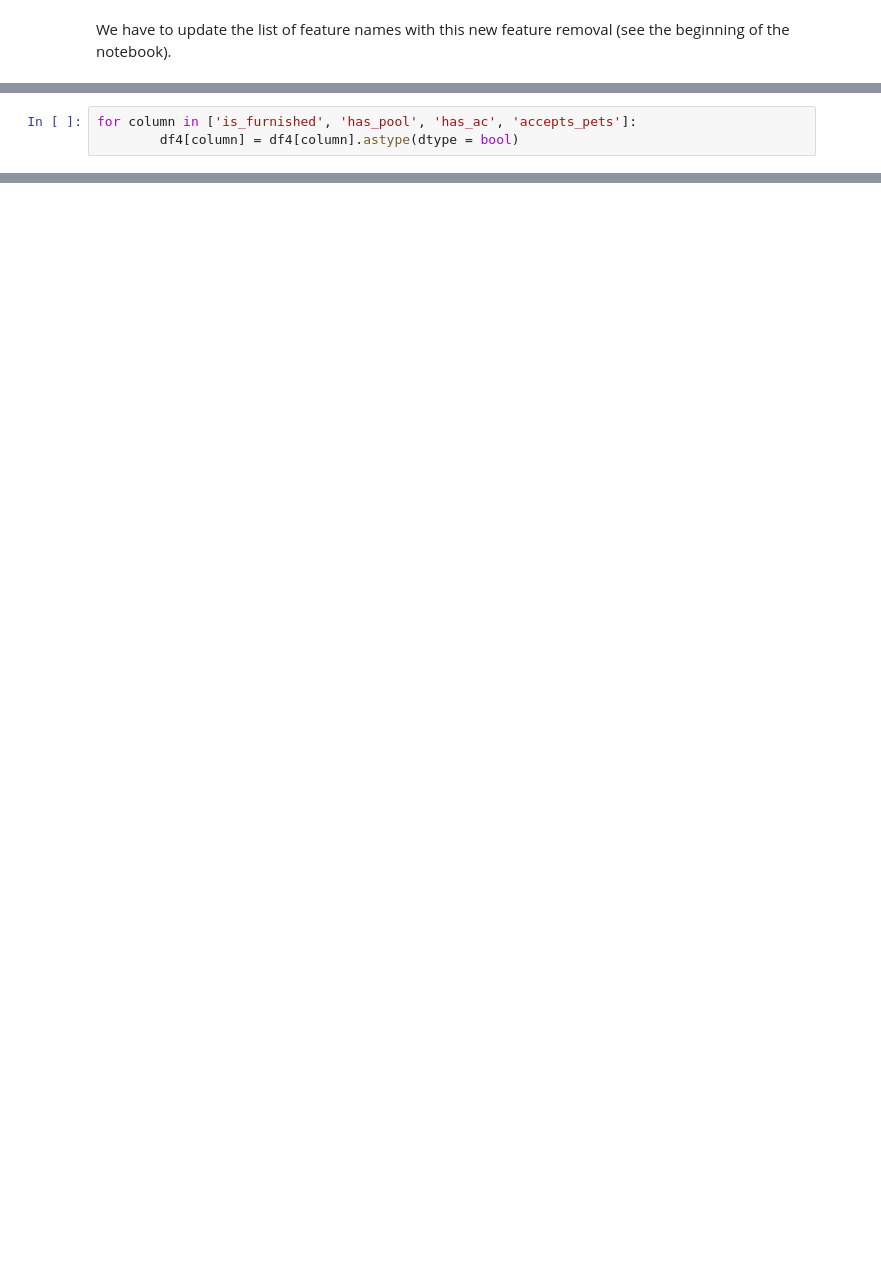
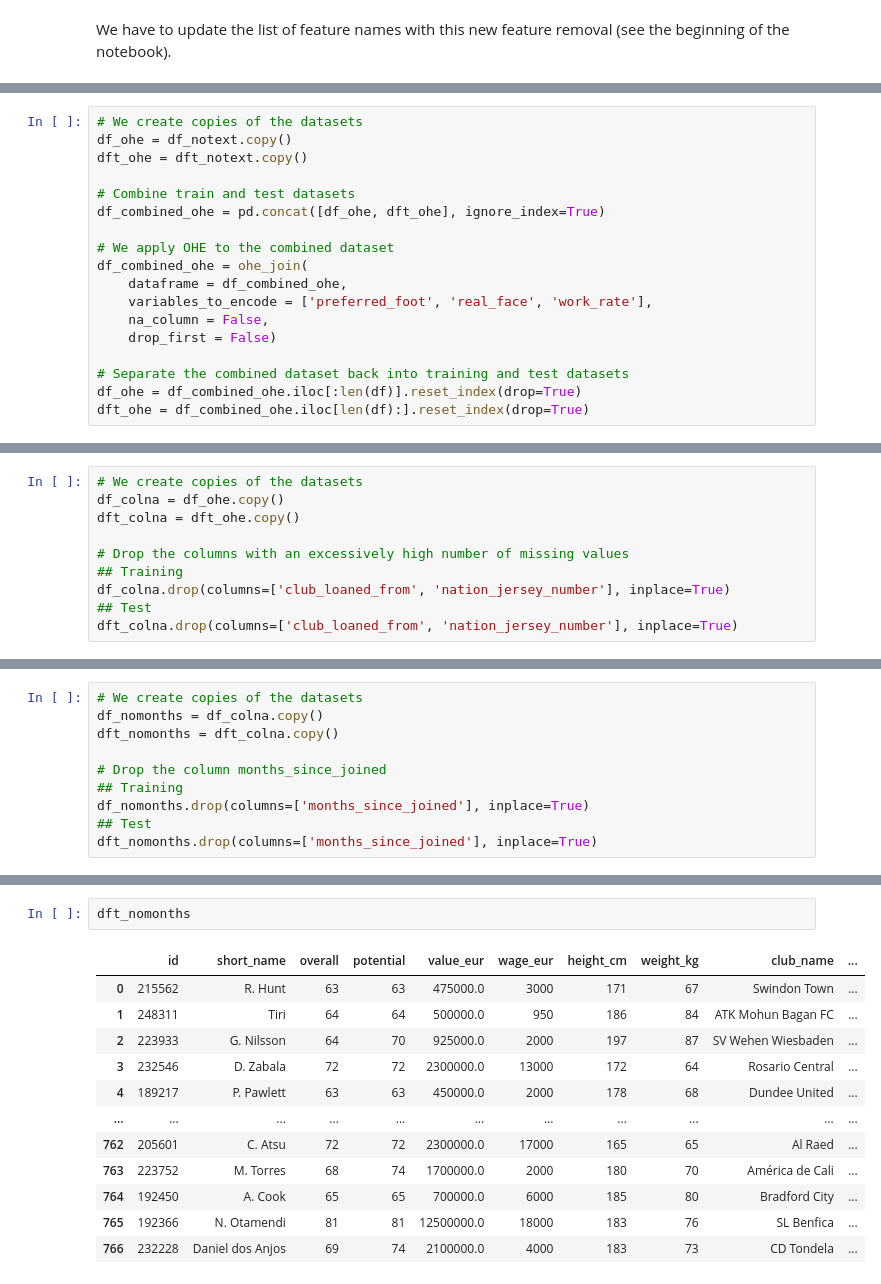
Before and after one commit to simonvellin/football_position_prediction, a Jupyter notebook: pablo/2_preprocessing.ipynb, the cells around one changed output, grey strips where cells are left out. Drawn from its saved outputs; the diff is of its cells as text; blank space fills up the shorter version.

```diff
--- a/pablo/2_preprocessing.ipynb
+++ b/pablo/2_preprocessing.ipynb
@@ -615,3 +394,0 @@ We set the dummy columns to booleans:
-# %%
-for column in ['is_furnished', 'has_pool', 'has_ac', 'accepts_pets']:
-        df4[column] = df4[column].astype(dtype = bool)
@@ -813,0 +422,18 @@ If done, done inside the pipeline of training (after splitting). See training no
+# %%
+# We create copies of the datasets
+df_ohe = df_notext.copy()
+dft_ohe = dft_notext.copy()
+
+# Combine train and test datasets
+df_combined_ohe = pd.concat([df_ohe, dft_ohe], ignore_index=True)
+
+# We apply OHE to the combined dataset
+df_combined_ohe = ohe_join(
+    dataframe = df_combined_ohe,
+    variables_to_encode = ['preferred_foot', 'real_face', 'work_rate'],
+    na_column = False,
+    drop_first = False)
+
+# Separate the combined dataset back into training and test datasets
+df_ohe = df_combined_ohe.iloc[:len(df)].reset_index(drop=True)
+dft_ohe = df_combined_ohe.iloc[len(df):].reset_index(drop=True)
@@ -813,0 +512,10 @@ If done, done inside the pipeline of training (after splitting). See training no
+# %%
+# We create copies of the datasets
+df_colna = df_ohe.copy()
+dft_colna = dft_ohe.copy()
+
+# Drop the columns with an excessively high number of missing values
+## Training
+df_colna.drop(columns=['club_loaned_from', 'nation_jersey_number'], inplace=True)
+## Test
+dft_colna.drop(columns=['club_loaned_from', 'nation_jersey_number'], inplace=True)
@@ -813,0 +568,10 @@ If done, done inside the pipeline of training (after splitting). See training no
+# %%
+# We create copies of the datasets
+df_nomonths = df_colna.copy()
+dft_nomonths = dft_colna.copy()
+
+# Drop the column months_since_joined
+## Training
+df_nomonths.drop(columns=['months_since_joined'], inplace=True)
+## Test
+dft_nomonths.drop(columns=['months_since_joined'], inplace=True)
@@ -813,0 +594,15 @@ If done, done inside the pipeline of training (after splitting). See training no
+# %%
+dft_nomonths
+# %% [output]
+|  | id | short_name | overall | potential | value_eur | wage_eur | height_cm | weight_kg | club_name | ... |
+| 0 | 215562 | R. Hunt | 63 | 63 | 475000.0 | 3000 | 171 | 67 | Swindon Town | ... |
+| 1 | 248311 | Tiri | 64 | 64 | 500000.0 | 950 | 186 | 84 | ATK Mohun Bagan FC | ... |
+| 2 | 223933 | G. Nilsson | 64 | 70 | 925000.0 | 2000 | 197 | 87 | SV Wehen Wiesbaden | ... |
+| 3 | 232546 | D. Zabala | 72 | 72 | 2300000.0 | 13000 | 172 | 64 | Rosario Central | ... |
+| 4 | 189217 | P. Pawlett | 63 | 63 | 450000.0 | 2000 | 178 | 68 | Dundee United | ... |
+| ... | ... | ... | ... | ... | ... | ... | ... | ... | ... | ... |
+| 762 | 205601 | C. Atsu | 72 | 72 | 2300000.0 | 17000 | 165 | 65 | Al Raed | ... |
+| 763 | 223752 | M. Torres | 68 | 74 | 1700000.0 | 2000 | 180 | 70 | América de Cali | ... |
+| 764 | 192450 | A. Cook | 65 | 65 | 700000.0 | 6000 | 185 | 80 | Bradford City | ... |
+| 765 | 192366 | N. Otamendi | 81 | 81 | 12500000.0 | 18000 | 183 | 76 | SL Benfica | ... |
+| 766 | 232228 | Daniel dos Anjos | 69 | 74 | 2100000.0 | 4000 | 183 | 73 | CD Tondela | ... |
```
Also changed, not shown: parts of 92 cells of this notebook, 3 other files.
